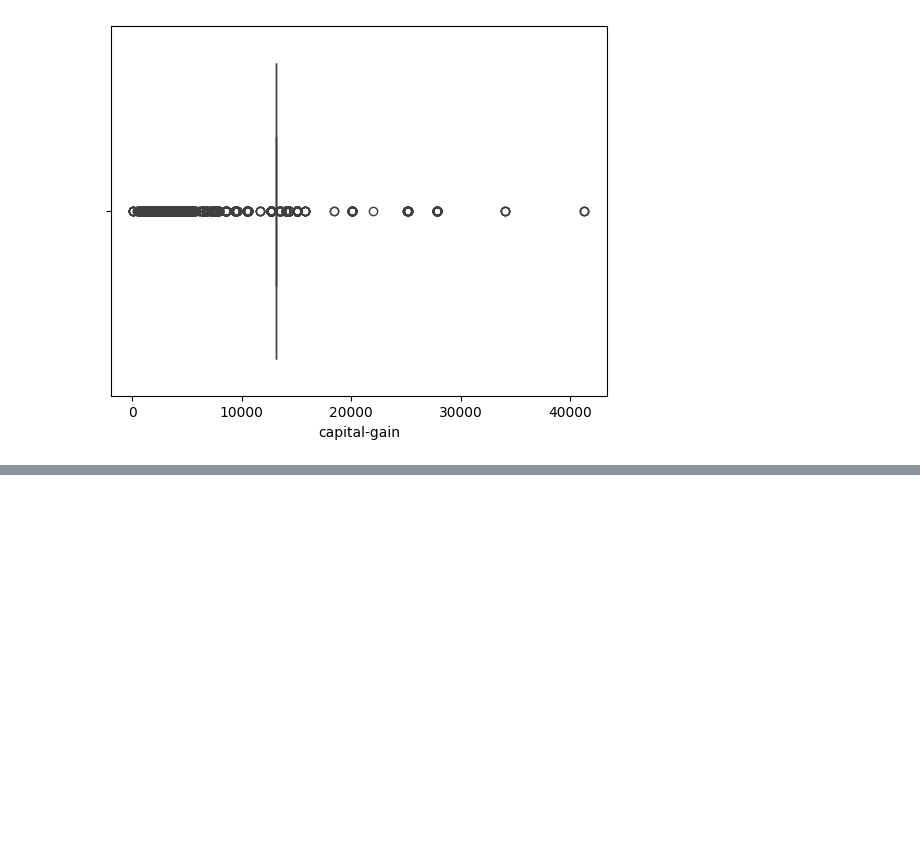
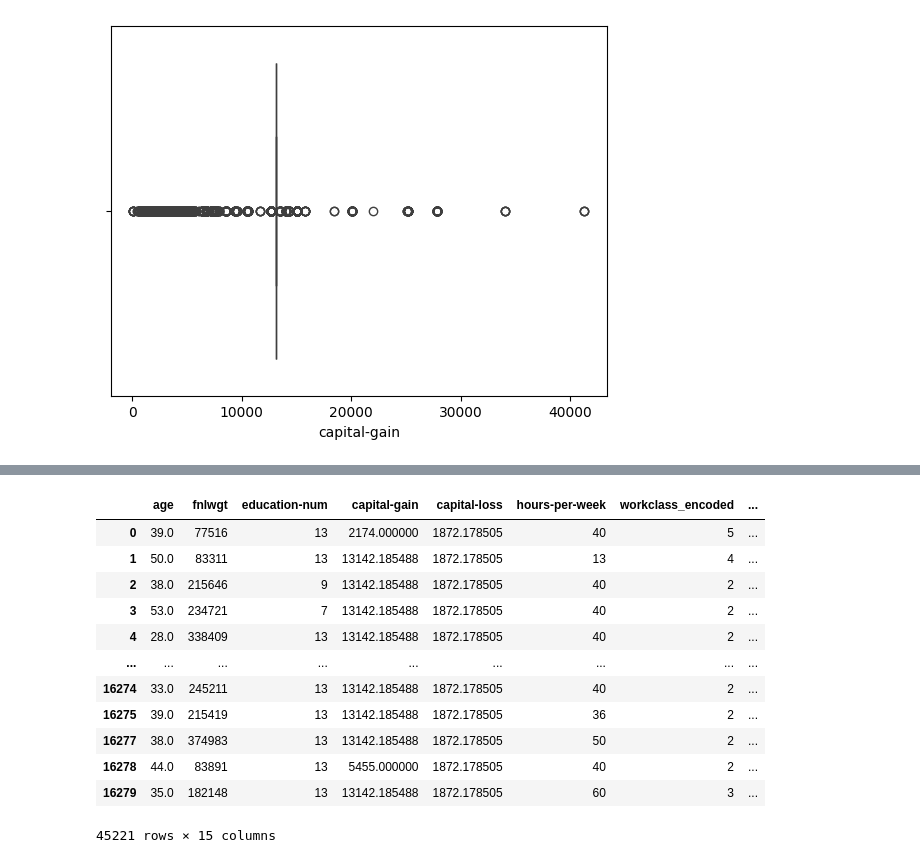
Before and after one commit to ChavinduDulaj/Income-Prediction-Project, a Jupyter notebook: preprocessingVS.ipynb, the cells around one changed output, grey strips where cells are left out. Drawn from its saved outputs; the diff is of its cells as text; code cells hidden in the pictures; blank space fills up the shorter version.

```diff
--- a/preprocessingVS.ipynb
+++ b/preprocessingVS.ipynb
@@ -366,0 +411,21 @@ plt.show
+# %%
+columns_to_drop = ['workclass','education', 'marital-status', 'occupation', 'relationship',
+                   'race', 'sex', 'native-country', 'income','fnlwgt_winsorized']
+
+df_encoded =  df.drop(columns=columns_to_drop)
+# %%
+df_encoded
+# %% [output]
+|  | age | fnlwgt | education-num | capital-gain | capital-loss | hours-per-week | workclass_encoded | ... |
+| 0 | 39.0 | 77516 | 13 | 2174.000000 | 1872.178505 | 40 | 5 | ... |
+| 1 | 50.0 | 83311 | 13 | 13142.185488 | 1872.178505 | 13 | 4 | ... |
+| 2 | 38.0 | 215646 | 9 | 13142.185488 | 1872.178505 | 40 | 2 | ... |
+| 3 | 53.0 | 234721 | 7 | 13142.185488 | 1872.178505 | 40 | 2 | ... |
+| 4 | 28.0 | 338409 | 13 | 13142.185488 | 1872.178505 | 40 | 2 | ... |
+| ... | ... | ... | ... | ... | ... | ... | ... | ... |
+| 16274 | 33.0 | 245211 | 13 | 13142.185488 | 1872.178505 | 40 | 2 | ... |
+| 16275 | 39.0 | 215419 | 13 | 13142.185488 | 1872.178505 | 36 | 2 | ... |
+| 16277 | 38.0 | 374983 | 13 | 13142.185488 | 1872.178505 | 50 | 2 | ... |
+| 16278 | 44.0 | 83891 | 13 | 5455.000000 | 1872.178505 | 40 | 2 | ... |
+| 16279 | 35.0 | 182148 | 13 | 13142.185488 | 1872.178505 | 60 | 3 | ... |
+45221 rows × 15 columns
```
Also changed, not shown: parts of 4 cells of this notebook.
